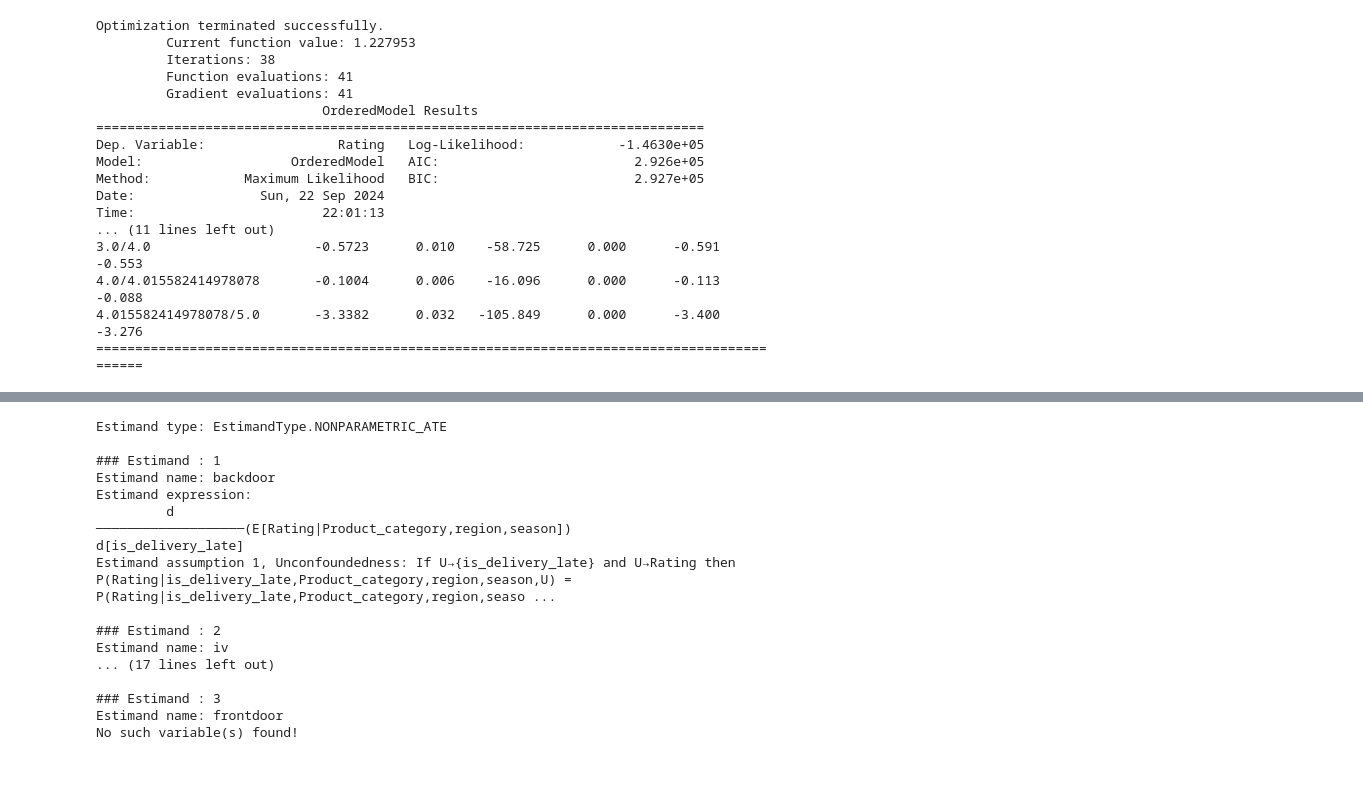
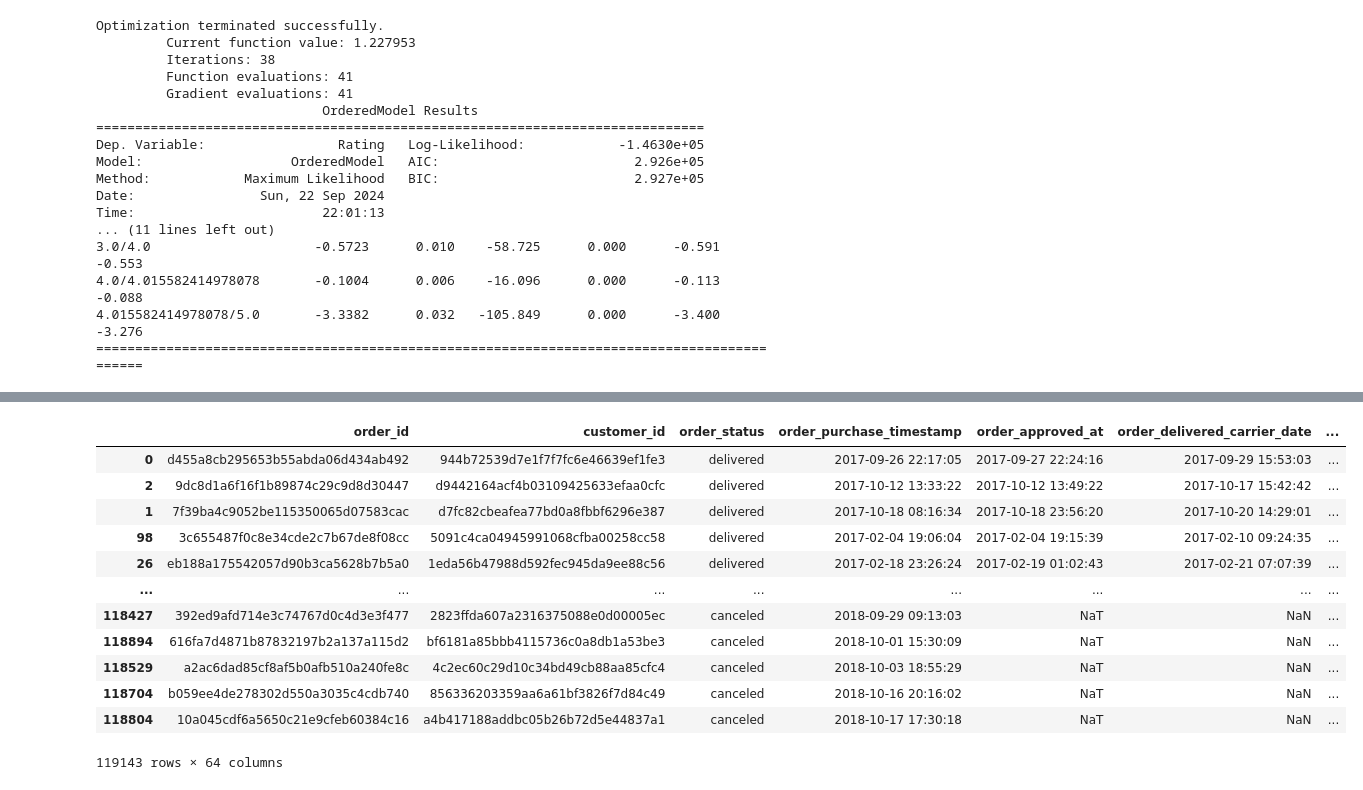
Before and after one commit to juanpi19/causal-inference-marketplace, a Jupyter notebook: notebooks/data-exploration.ipynb, the cells around one changed output, grey strips where cells are left out. Drawn from its saved outputs; the diff is of its cells as text; code cells hidden in the pictures.

```diff
--- a/notebooks/data-exploration.ipynb
+++ b/notebooks/data-exploration.ipynb
@@ -547,21 +404,0 @@ model.view_model()
-# %%
-identified_estimand = model.identify_effect(proceed_when_unidentifiable=True)
-print(identified_estimand)
-# %% [output]
-Estimand type: EstimandType.NONPARAMETRIC_ATE
-
-### Estimand : 1
-Estimand name: backdoor
-Estimand expression:
-         d
-───────────────────(E[Rating|Product_category,region,season])
-d[is_delivery_late]
-Estimand assumption 1, Unconfoundedness: If U→{is_delivery_late} and U→Rating then P(Rating|is_delivery_late,Product_category,region,season,U) = P(Rating|is_delivery_late,Product_category,region,seaso ...
-
-### Estimand : 2
-Estimand name: iv
-... (17 lines left out)
-
-### Estimand : 3
-Estimand name: frontdoor
-No such variable(s) found!
@@ -568,3 +407,19 @@ No such variable(s) found!
+# %%
+df
+# %% [output]
+|  | order_id | customer_id | order_status | order_purchase_timestamp | order_approved_at | order_delivered_carrier_date | ... |
+| 0 | d455a8cb295653b55abda06d434ab492 | 944b72539d7e1f7f7fc6e46639ef1fe3 | delivered | 2017-09-26 22:17:05 | 2017-09-27 22:24:16 | 2017-09-29 15:53:03 | ... |
+| 2 | 9dc8d1a6f16f1b89874c29c9d8d30447 | d9442164acf4b03109425633efaa0cfc | delivered | 2017-10-12 13:33:22 | 2017-10-12 13:49:22 | 2017-10-17 15:42:42 | ... |
+| 1 | 7f39ba4c9052be115350065d07583cac | d7fc82cbeafea77bd0a8fbbf6296e387 | delivered | 2017-10-18 08:16:34 | 2017-10-18 23:56:20 | 2017-10-20 14:29:01 | ... |
+| 98 | 3c655487f0c8e34cde2c7b67de8f08cc | 5091c4ca04945991068cfba00258cc58 | delivered | 2017-02-04 19:06:04 | 2017-02-04 19:15:39 | 2017-02-10 09:24:35 | ... |
+| 26 | eb188a175542057d90b3ca5628b7b5a0 | 1eda56b47988d592fec945da9ee88c56 | delivered | 2017-02-18 23:26:24 | 2017-02-19 01:02:43 | 2017-02-21 07:07:39 | ... |
+| ... | ... | ... | ... | ... | ... | ... | ... |
+| 118427 | 392ed9afd714e3c74767d0c4d3e3f477 | 2823ffda607a2316375088e0d00005ec | canceled | 2018-09-29 09:13:03 | NaT | NaN | ... |
+| 118894 | 616fa7d4871b87832197b2a137a115d2 | bf6181a85bbb4115736c0a8db1a53be3 | canceled | 2018-10-01 15:30:09 | NaT | NaN | ... |
+| 118529 | a2ac6dad85cf8af5b0afb510a240fe8c | 4c2ec60c29d10c34bd49cb88aa85cfc4 | canceled | 2018-10-03 18:55:29 | NaT | NaN | ... |
+| 118704 | b059ee4de278302d550a3035c4cdb740 | 856336203359aa6a61bf3826f7d84c49 | canceled | 2018-10-16 20:16:02 | NaT | NaN | ... |
+| 118804 | 10a045cdf6a5650c21e9cfeb60384c16 | a4b417188addbc05b26b72d5e44837a1 | canceled | 2018-10-17 17:30:18 | NaT | NaN | ... |
+119143 rows × 64 columns
 # %%
 # customer_previous_score: better name would be customer_avg_score?
 # There should be no capital letters on column names; convention
```
Also changed, not shown: parts of 15 cells of this notebook, 4 other files.
